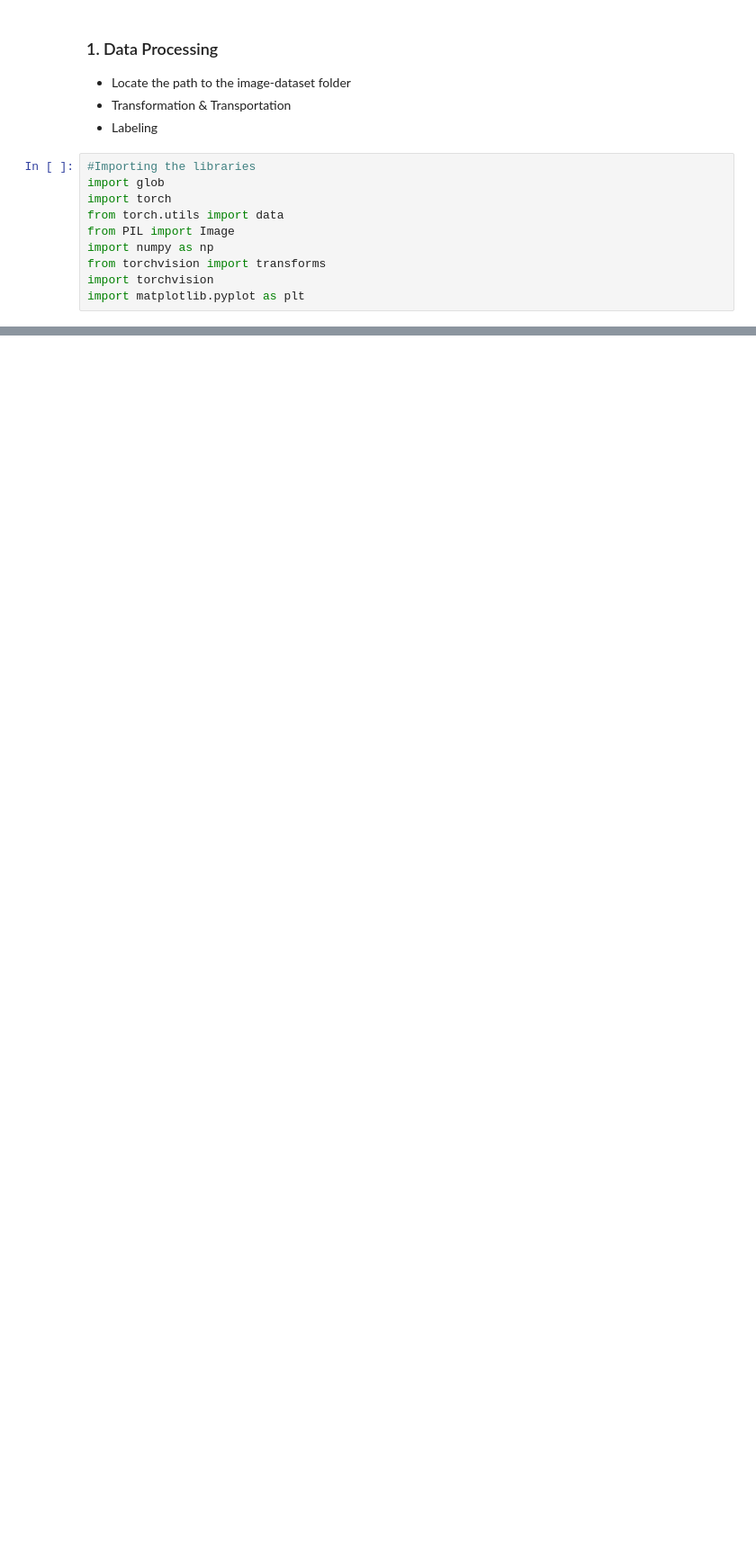
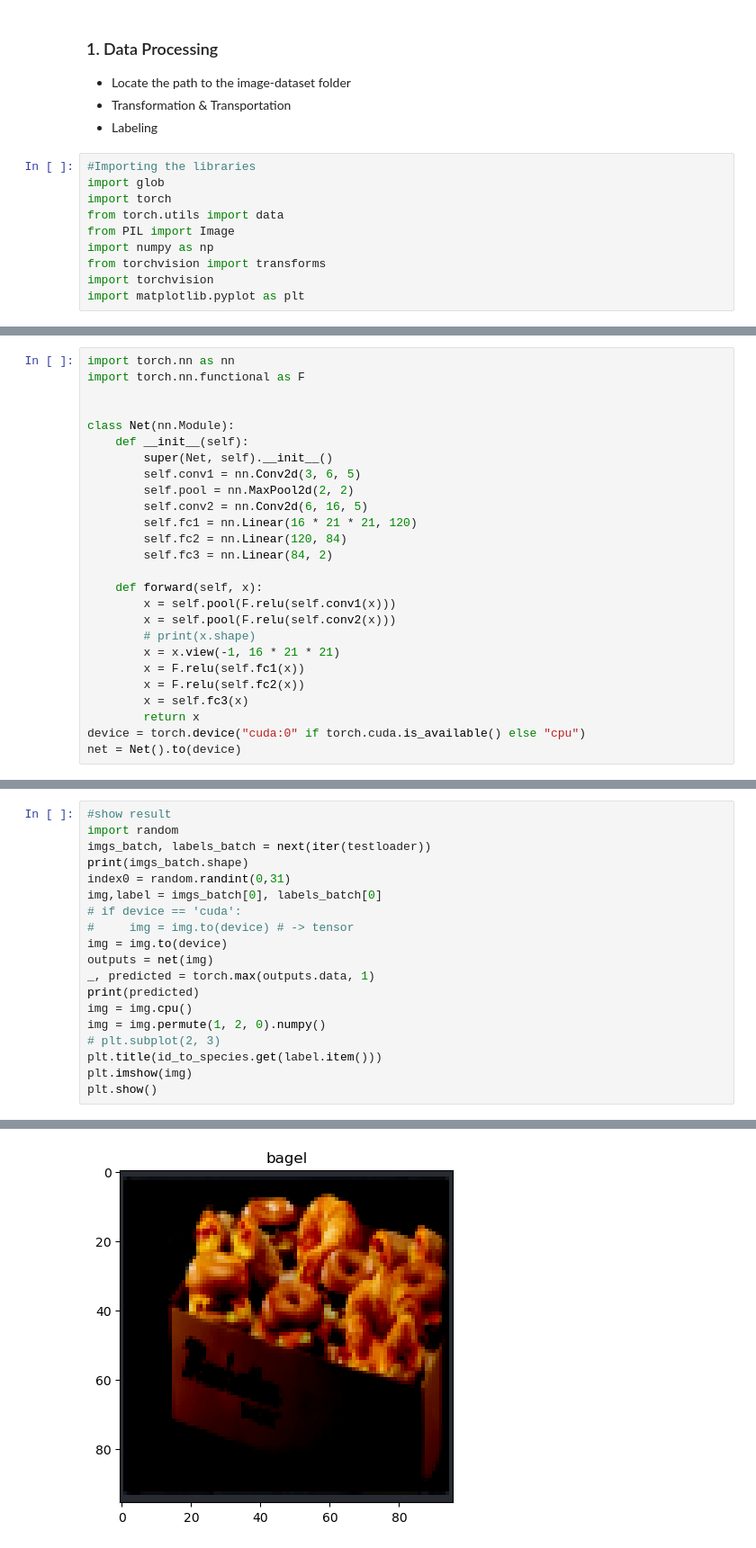
Before and after one commit to GoodrainCN/Bagel-Donut_Classification, a Jupyter notebook: CNN_Image_Classification.ipynb, the cells around one changed output, grey strips where cells are left out. Shown at 90% size. Drawn from its saved outputs; the diff is of its cells as text; blank space fills up the shorter version.

```diff
--- a/CNN_Image_Classification.ipynb
+++ b/CNN_Image_Classification.ipynb
@@ -54,0 +141,26 @@ transform = transforms.Compose([
+# %%
+import torch.nn as nn
+import torch.nn.functional as F
+
+
+class Net(nn.Module):
+    def __init__(self):
+        super(Net, self).__init__()
+        self.conv1 = nn.Conv2d(3, 6, 5)
+        self.pool = nn.MaxPool2d(2, 2)
+        self.conv2 = nn.Conv2d(6, 16, 5)
+        self.fc1 = nn.Linear(16 * 21 * 21, 120)
+        self.fc2 = nn.Linear(120, 84)
+        self.fc3 = nn.Linear(84, 2)
+
+    def forward(self, x):
+        x = self.pool(F.relu(self.conv1(x)))
+        x = self.pool(F.relu(self.conv2(x)))
+        # print(x.shape)
+        x = x.view(-1, 16 * 21 * 21)
+        x = F.relu(self.fc1(x))
+        x = F.relu(self.fc2(x))
+        x = self.fc3(x)
+        return x
+device = torch.device("cuda:0" if torch.cuda.is_available() else "cpu")
+net = Net().to(device)
@@ -54,0 +274,20 @@ transform = transforms.Compose([
+# %%
+#show result
+import random
+imgs_batch, labels_batch = next(iter(testloader))
+print(imgs_batch.shape)
+index0 = random.randint(0,31)
+img,label = imgs_batch[0], labels_batch[0]
+# if device == 'cuda':
+#     img = img.to(device) # -> tensor
+img = img.to(device)
+outputs = net(img)
+_, predicted = torch.max(outputs.data, 1)
+print(predicted)
+img = img.cpu()
+img = img.permute(1, 2, 0).numpy()
+# plt.subplot(2, 3)
+plt.title(id_to_species.get(label.item()))
+plt.imshow(img)
+plt.show()
+# %% [output]
@@ -54,0 +297 @@ transform = transforms.Compose([
+[figure, added]
```
Also changed, not shown: parts of 21 cells of this notebook.
